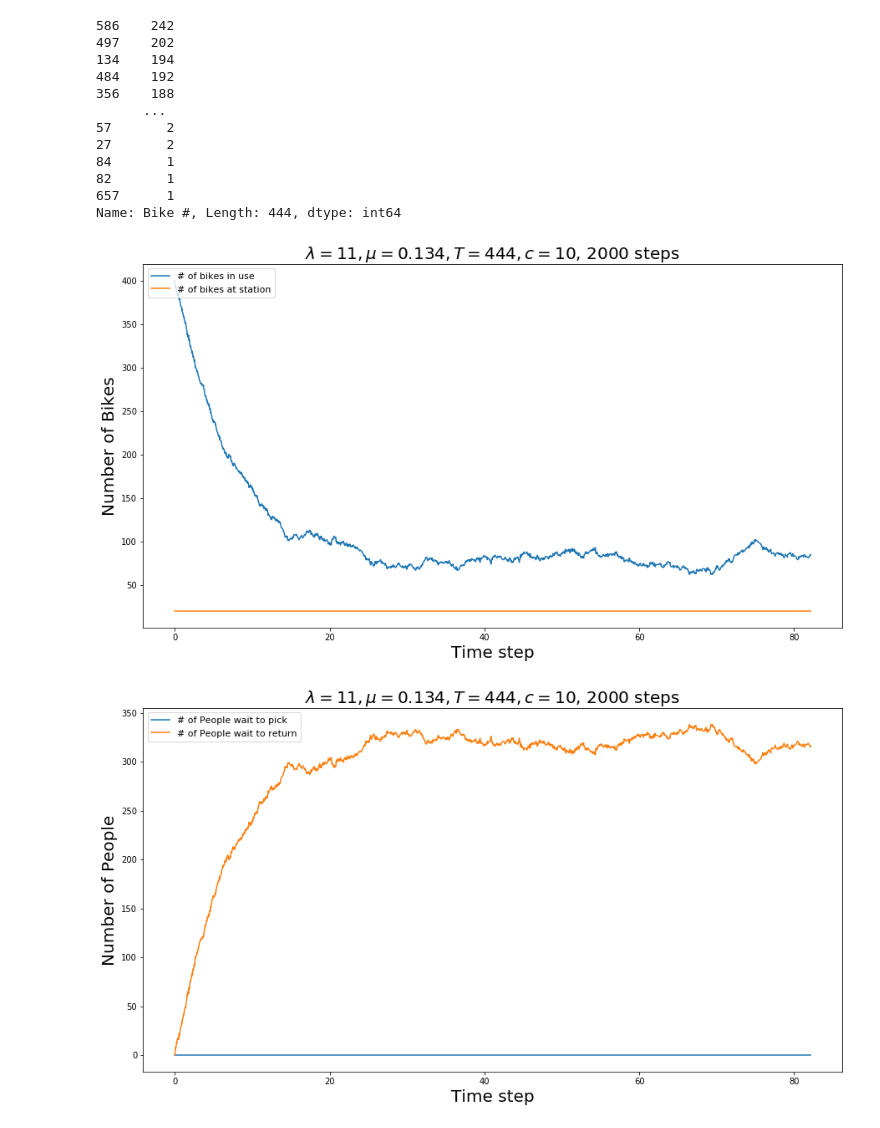
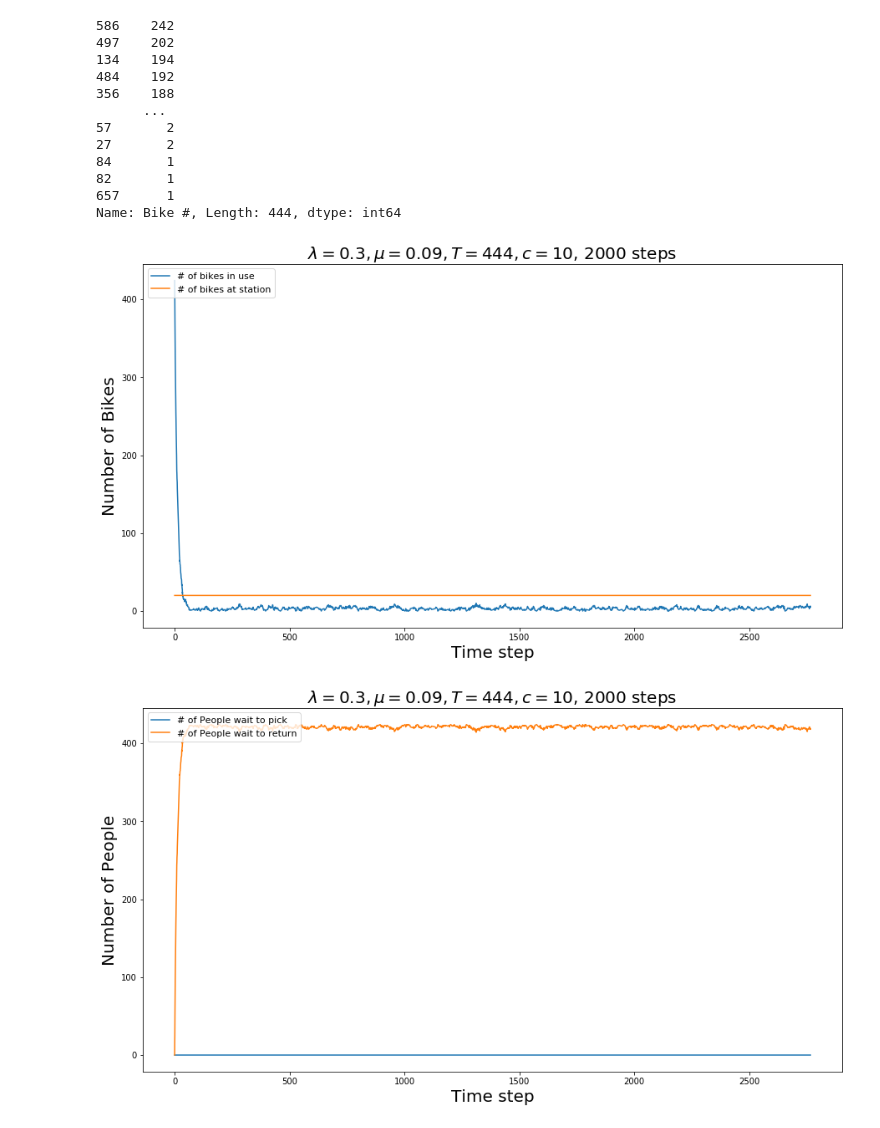
Before and after one commit to 843098306/Senior-Project, a Jupyter notebook: Simulation.ipynb, the cells around one changed output. Cells and saved outputs as stored; diff of their text form; code cells hidden in the pictures.

```diff
--- a/Simulation.ipynb
+++ b/Simulation.ipynb
@@ -505,18 +510,18 @@ teststation1["Bike #"].value_counts()
 657      1
 Name: Bike #, Length: 444, dtype: int64
 # %%
-Time,BikesInUseList,BikesAtStationList,WaitListPick,WaitListReturn = BirthDeathsimulate(11.082856127135376,0.13393264840182648,400,20,20,2000)
+Time,BikesInUseList,BikesAtStationList,WaitListPick,WaitListReturn = BirthDeathsimulate(0.29702625570776253,1/11.082856127135376,424,20,20,2000)
 fig=plt.figure(figsize=(15, 8))
 plt.plot(Time,BikesInUseList,label="# of bikes in use")
 plt.plot(Time,BikesAtStationList,label="# of bikes at station")
 plt.legend(loc="upper left",fontsize = 11)
 plt.xlabel('Time step',fontsize = 20)
 plt.ylabel('Number of Bikes',fontsize=20)
-plt.title(r'$\lambda = 11, \mu = 0.134, T = 444, c = 10$, 2000 steps',fontsize = 20)
+plt.title(r'$\lambda = 0.3, \mu = 0.09, T = 444, c = 10$, 2000 steps',fontsize = 20)
 p = str(path + '\Data.png')
-# plt.savefig(p)
+plt.savefig(p)
 # %% [output]
-[figure, old version]
+[figure, new version]
 # %%
 fig=plt.figure(figsize=(15, 8))
 plt.plot(Time,WaitListPick,label="# of People wait to pick")
@@ -524,8 +529,8 @@ plt.plot(Time,WaitListReturn,label="# of People wait to return")
 plt.legend(loc="upper left",fontsize = 11)
 plt.xlabel('Time step',fontsize = 20)
 plt.ylabel('Number of People',fontsize=20)
-plt.title(r'$\lambda = 11, \mu = 0.134, T = 444, c = 10$, 2000 steps',fontsize = 20)
+plt.title(r'$\lambda = 0.3, \mu = 0.09, T = 444, c = 10$, 2000 steps',fontsize = 20)
 p = str(path + '\DataPeoplewaiting.png')
-# plt.savefig(p)
+plt.savefig(p)
 # %% [output]
-[figure, old version]
+[figure, new version]
```
Also changed, not shown: parts of 2 cells of this notebook.
